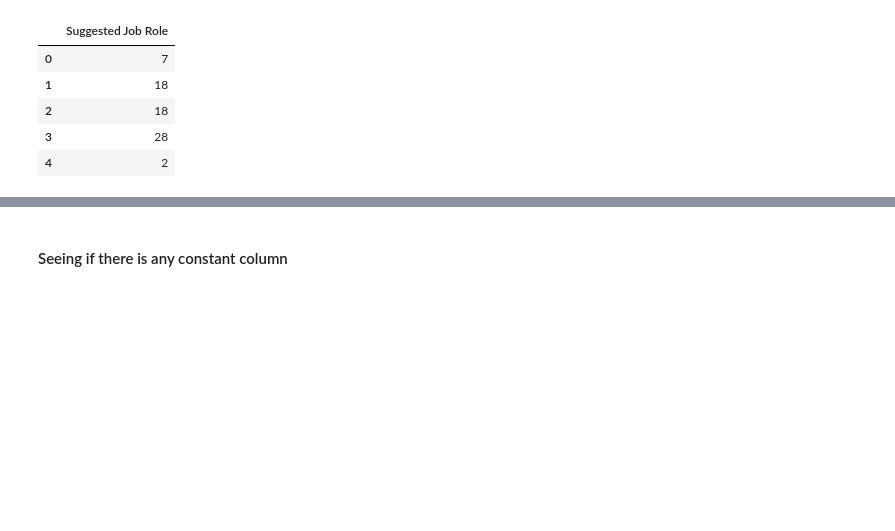
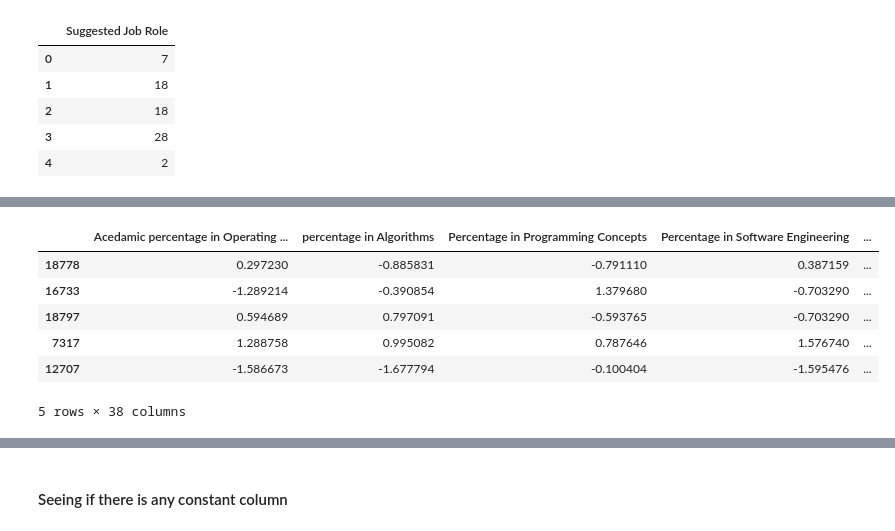
Before and after one commit to PriyeshDave/Projects, a Jupyter notebook: Career Guidance/Code/careerGuidance1.ipynb, the cells around one changed output, grey strips where cells are left out. Cells and saved outputs as stored; diff of their text form; code cells hidden in the pictures; blank space fills up the shorter version.

```diff
--- a/Career Guidance/Code/careerGuidance1.ipynb
+++ b/Career Guidance/Code/careerGuidance1.ipynb
@@ -269,0 +281,10 @@ X_train, X_test, y_train, y_test = train_test_split(X, y, test_size=0.33, random
+# %%
+X_train.head()
+# %% [output]
+|  | Acedamic percentage in Operating ... | percentage in Algorithms | Percentage in Programming Concepts | Percentage in Software Engineering | ... |
+| 18778 | 0.297230 | -0.885831 | -0.791110 | 0.387159 | ... |
+| 16733 | -1.289214 | -0.390854 | 1.379680 | -0.703290 | ... |
+| 18797 | 0.594689 | 0.797091 | -0.593765 | -0.703290 | ... |
+| 7317 | 1.288758 | 0.995082 | 0.787646 | 1.576740 | ... |
+| 12707 | -1.586673 | -1.677794 | -0.100404 | -1.595476 | ... |
+5 rows × 38 columns
```
Also changed, not shown: parts of 23 cells of this notebook, 1 other file.
